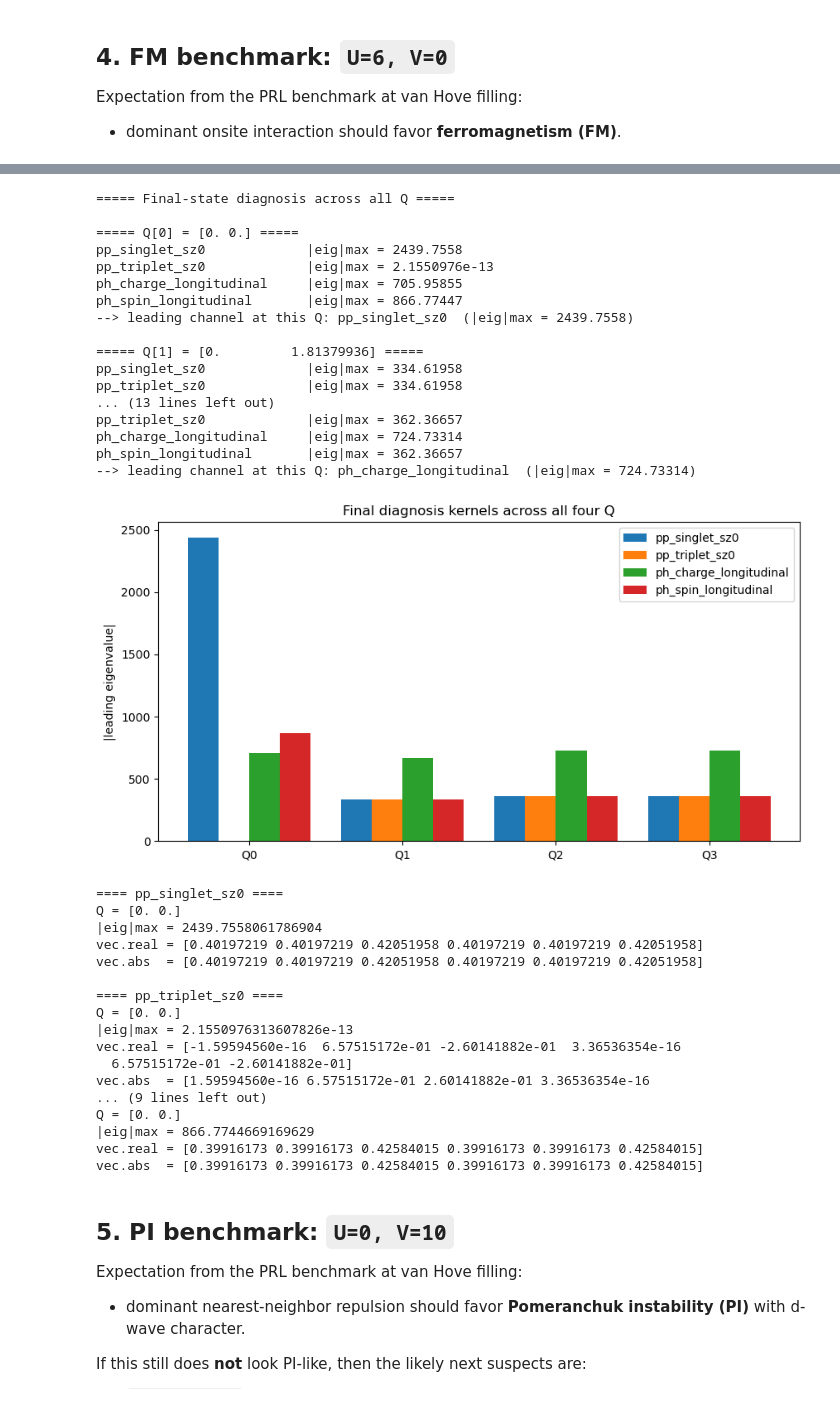
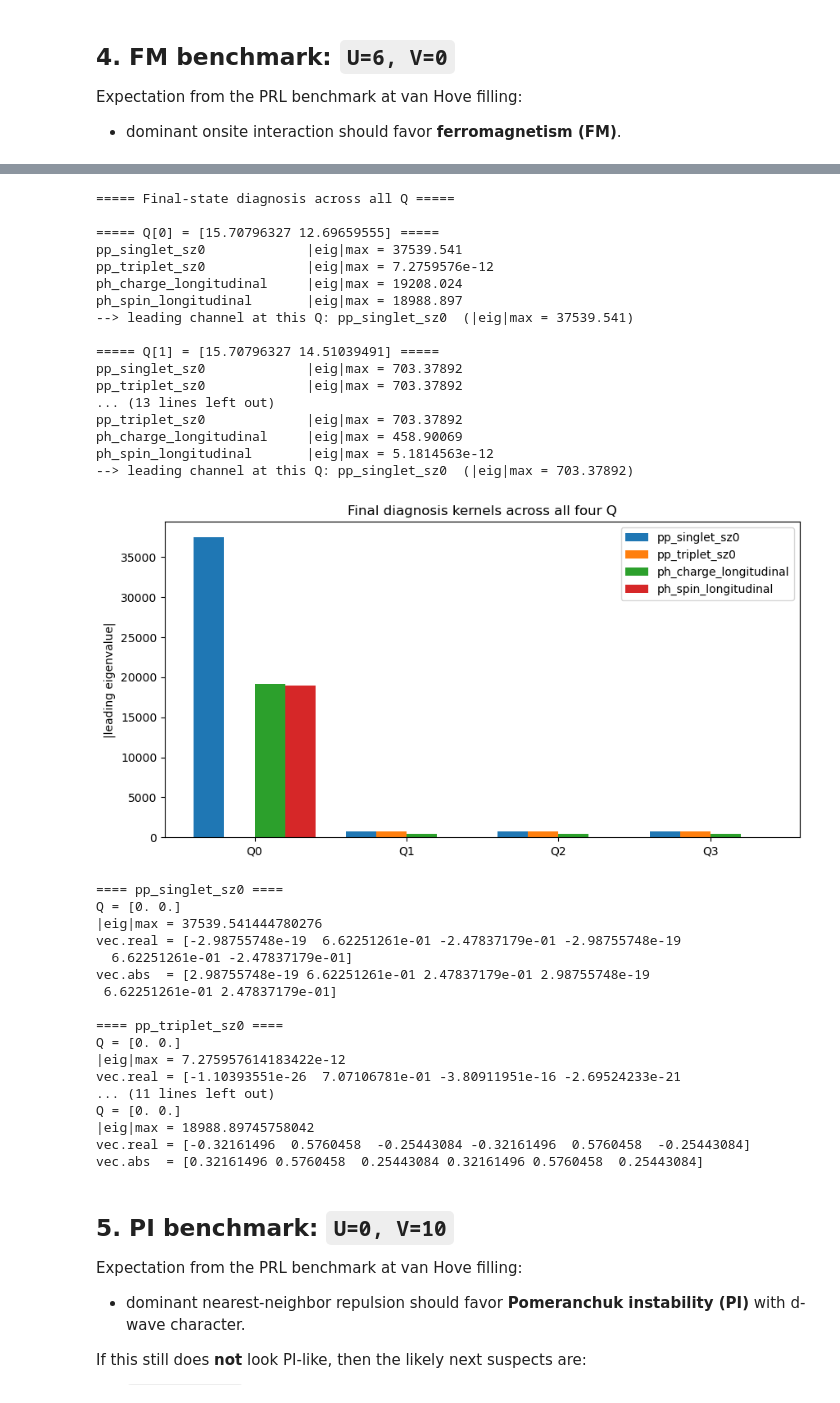
Before and after one commit to Mio826/functional-RG-Kagome-, a Jupyter notebook: kagome_frg_pipeline_handsetpatch.ipynb, the cells around one changed output, grey strips where cells are left out. Drawn from its saved outputs; the diff is of its cells as text; code cells hidden in the pictures.

```diff
--- a/kagome_frg_pipeline_handsetpatch.ipynb
+++ b/kagome_frg_pipeline_handsetpatch.ipynb
@@ -68,8 +68,8 @@ LOCAL_BAND_INDEX = 1   # dispersive band crossing mu=0
 
 # ---------- flow ----------
 FLOW_KWARGS = dict(
-    T_start=0.5,
-    T_stop=0.01,
+    T_start=2,
+    T_stop=0.2,
     n_steps=300,
     nfreq=10,
     diagnose_every=10,
@@ -77,8 +77,8 @@ FLOW_KWARGS = dict(
     include_explicit_T_prefactor=True,
     max_relative_update=1,
     min_substep_fraction=0.1,
-    channel_divergence_threshold=1e5,
-    eigenvalue_threshold=1e5,
+    channel_divergence_threshold=1e4,
+    eigenvalue_threshold=1e4,
     diagnosis_sort_by="abs",
     track_crossed_channel=True,
     diagnosis_Qs = [np.array([0.0, 0.0]), np.array([0.0,  np.pi/np.sqrt(3)]), np.array([ np.pi/2,  np.pi/(2*np.sqrt(3))]), np.array([-np.pi/2,  np.pi/(2*np.sqrt(3))])]
@@ -362,5 +362,5 @@ Expectation from the PRL benchmark at van Hove filling:
 - dominant onsite interaction should favor **ferromagnetism (FM)**.
 # %%
 
-fm_result = run_case("FM benchmark", U=6.0, V=0.0, flow_kwargs=FLOW_KWARGS)
+fm_result = run_case("FM benchmark", U=6.0, V=6.0, flow_kwargs=FLOW_KWARGS)
 # %% [output]
@@ -385,6 +385,6 @@ fm_result = run_case("FM benchmark", U=6.0, V=0.0, flow_kwargs=FLOW_KWARGS)
 # %%
 # 你现在 flow_kwargs 里已经有 diagnosis_Qs
-Qs_to_check = FLOW_KWARGS["diagnosis_Qs"] + 2*np.array([np.pi, np.pi/np.sqrt(3)]) +np.array([0,2*np.pi/np.sqrt(3)])
+Qs_to_check = FLOW_KWARGS["diagnosis_Qs"] + 5*np.array([np.pi, np.pi/np.sqrt(3)]) +np.array([0,2*np.pi/np.sqrt(3)])
 # Qs_to_check = FLOW_KWARGS["diagnosis_Qs"]
 channels_to_check = [
     "pp_singlet_sz0",
@@ -447,64 +447,64 @@ plt.figure(figsize=(10, 5))
 plt.bar(x - 1.5*width, pp_s, width, label="pp_singlet_sz0")
 plt.bar(x - 0.5*width, pp_t, width, label="pp_triplet_sz0")
 plt.bar(x + 0.5*width, ph_c, width, label="ph_charge_longitudinal")
 plt.bar(x + 1.5*width, ph_s, width, label="ph_spin_longitudinal")
 
 plt.xticks(x, labels)
 plt.ylabel("|leading eigenvalue|")
 plt.title("Final diagnosis kernels across all four Q")
 plt.legend()
 plt.show()
 # solver = fm_result["solver"]
 Q = np.array([0.0, 0.0])
 kernels = solver.build_diagnosis_kernel_dict(Q)
 # for name, k in kernels.items():
 #     vals, vecs = k.eig(sort_by="abs")
 #     print(f"{name:25s}  |eig|max = {abs(vals[0]):.6g}")
 
 for name in ["pp_singlet_sz0", "pp_triplet_sz0", "ph_charge_longitudinal", "ph_spin_longitudinal"]:
     k = kernels[name]
     vals, vecs = k.eig(sort_by="abs")
     print(f"\n==== {name} ====")
     print("Q =", k.Q)
     print("|eig|max =", abs(vals[0]))
     print("vec.real =", np.real(vecs[:, 0]))
     print("vec.abs  =", np.abs(vecs[:, 0]))
 # %% [output]
 ===== Final-state diagnosis across all Q =====
 
-===== Q[0] = [0. 0.] =====
-pp_singlet_sz0             |eig|max = 2439.7558
-pp_triplet_sz0             |eig|max = 2.1550976e-13
-ph_charge_longitudinal     |eig|max = 705.95855
-ph_spin_longitudinal       |eig|max = 866.77447
---> leading channel at this Q: pp_singlet_sz0  (|eig|max = 2439.7558)
+===== Q[0] = [15.70796327 12.69659555] =====
+pp_singlet_sz0             |eig|max = 37539.541
+pp_triplet_sz0             |eig|max = 7.2759576e-12
+ph_charge_longitudinal     |eig|max = 19208.024
+ph_spin_longitudinal       |eig|max = 18988.897
+--> leading channel at this Q: pp_singlet_sz0  (|eig|max = 37539.541)
 
-===== Q[1] = [0.         1.81379936] =====
-pp_singlet_sz0             |eig|max = 334.61958
-pp_triplet_sz0             |eig|max = 334.61958
+===== Q[1] = [15.70796327 14.51039491] =====
+pp_singlet_sz0             |eig|max = 703.37892
+pp_triplet_sz0             |eig|max = 703.37892
 ... (13 lines left out)
-pp_triplet_sz0             |eig|max = 362.36657
-ph_charge_longitudinal     |eig|max = 724.73314
-ph_spin_longitudinal       |eig|max = 362.36657
---> leading channel at this Q: ph_charge_longitudinal  (|eig|max = 724.73314)
+pp_triplet_sz0             |eig|max = 703.37892
+ph_charge_longitudinal     |eig|max = 458.90069
+ph_spin_longitudinal       |eig|max = 5.1814563e-12
+--> leading channel at this Q: pp_singlet_sz0  (|eig|max = 703.37892)
-[figure, old version]
+[figure, new version]
 ==== pp_singlet_sz0 ====
 Q = [0. 0.]
-|eig|max = 2439.7558061786904
-vec.real = [0.40197219 0.40197219 0.42051958 0.40197219 0.40197219 0.42051958]
-vec.abs  = [0.40197219 0.40197219 0.42051958 0.40197219 0.40197219 0.42051958]
+|eig|max = 37539.541444780276
+vec.real = [-2.98755748e-19  6.62251261e-01 -2.47837179e-01 -2.98755748e-19
+  6.62251261e-01 -2.47837179e-01]
+vec.abs  = [2.98755748e-19 6.62251261e-01 2.47837179e-01 2.98755748e-19
+ 6.62251261e-01 2.47837179e-01]
 
 ==== pp_triplet_sz0 ====
 Q = [0. 0.]
-|eig|max = 2.1550976313607826e-13
-vec.real = [-1.59594560e-16  6.57515172e-01 -2.60141882e-01  3.36536354e-16
-  6.57515172e-01 -2.60141882e-01]
-vec.abs  = [1.59594560e-16 6.57515172e-01 2.60141882e-01 3.36536354e-16
-... (9 lines left out)
+|eig|max = 7.275957614183422e-12
+vec.real = [-1.10393551e-26  7.07106781e-01 -3.80911951e-16 -2.69524233e-21
+... (11 lines left out)
 Q = [0. 0.]
-|eig|max = 866.7744669169629
-vec.real = [0.39916173 0.39916173 0.42584015 0.39916173 0.39916173 0.42584015]
-vec.abs  = [0.39916173 0.39916173 0.42584015 0.39916173 0.39916173 0.42584015]
+|eig|max = 18988.89745758042
+vec.real = [-0.32161496  0.5760458  -0.25443084 -0.32161496  0.5760458  -0.25443084]
+vec.abs  = [0.32161496 0.5760458  0.25443084 0.32161496 0.5760458  0.25443084]
 # %% [markdown]
 
 ## 5. PI benchmark: `U=0, V=10`
```
Also changed, not shown: parts of 1 cell of this notebook, 6 other files.
